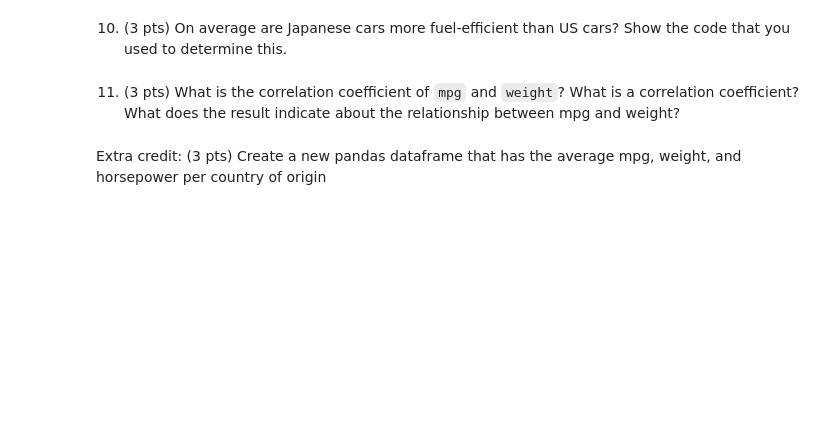
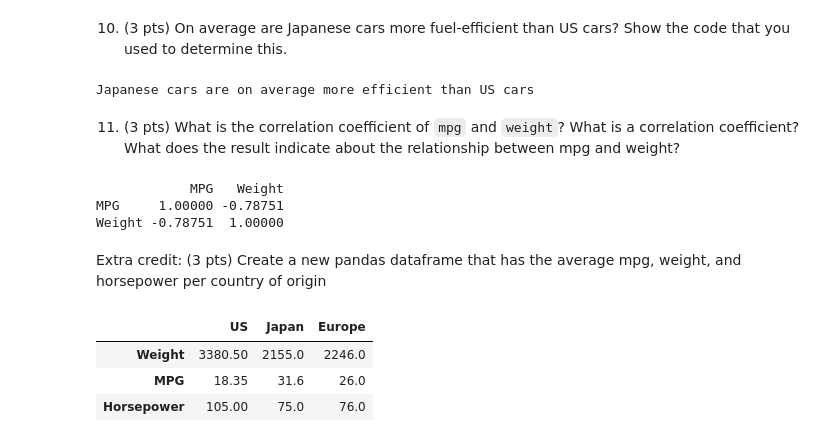
Before and after one commit to Liam-RA/CSCI_1070_Liam-RA, a Jupyter notebook: week_03/week_03_homework.ipynb, the cells around one changed output. Saved outputs shown, nothing was run; the diff lists cells and outputs as text; code cells hidden in the pictures; blank space fills up the shorter version.

```diff
--- a/week_03/week_03_homework.ipynb
+++ b/week_03/week_03_homework.ipynb
@@ -100,6 +186,51 @@ array([ True,  True,  True,  True,  True,  True,  True,  True,  True,
 # %% [markdown]
 10. (3 pts) On average are Japanese cars more fuel-efficient than US cars? Show the code that you used to determine this.
+# %%
+Japan_index = (df[df['Origin'] == 'Japan'])
+US_index = (df[df['Origin'] == 'US'])
+
+US_eff = US_index['MPG'].median()
+Japan_eff = Japan_index['MPG'].median()
+
+if US_eff > Japan_eff:
+    print('US cars are more fuel efficient on avearage than Japanese cars')
+else:
+    print('Japanese cars are on average more efficient than US cars')
+# %% [output]
+Japanese cars are on average more efficient than US cars
 # %% [markdown]
 11. (3 pts) What is the correlation coefficient of `mpg` and `weight`? What is a correlation coefficient? What does the result indicate about the relationship between mpg and weight?
+# %%
+# correlation coefficient it looks like is the slope off the scatter plot graph
+
+MPG_to_Weight = df[['MPG','Weight']]
+print(MPG_to_Weight.corr())
+
+#im sure there is a way to clean this function up, as to only display the relevant value.
+
+#the relationship of MPG to Weight is negative meaning that as one increases, the other decreases. As well, the correlation coeeficient is almost -1,
+#Meaning the relationship is almost directly inverse.
+# %% [output]
+            MPG   Weight
+MPG     1.00000 -0.78751
+Weight -0.78751  1.00000
 # %% [markdown]
 Extra credit: (3 pts) Create a new pandas dataframe that has the average mpg, weight, and horsepower per country of origin
+# %%
+#I know this solution is quite clunky and I'm sure there is a much simpler way of achieving the same thing
+
+US_index =pd.DataFrame(df[df['Origin'] == 'US'])
+Japan_index =pd.DataFrame(df[df['Origin'] == 'Japan'])
+Europe_index =pd.DataFrame(df[df['Origin'] == 'Europe'])
+
+
+average_by_country = pd.DataFrame([[US_index['Weight'].median(),Japan_index['Weight'].median(),Europe_index['Weight'].median()],
+                                 [US_index['MPG'].median(),Japan_index['MPG'].median(),Europe_index['MPG'].median()],
+                                  [US_index['Horsepower'].median(),Japan_index['Horsepower'].median(),Europe_index['Horsepower'].median()]],
+                                 ['Weight','MPG','Horsepower'],columns=['US','Japan','Europe'])
+average_by_country
+# %% [output]
+|  | US | Japan | Europe |
+| Weight | 3380.50 | 2155.0 | 2246.0 |
+| MPG | 18.35 | 31.6 | 26.0 |
+| Horsepower | 105.00 | 75.0 | 76.0 |
```
Also changed, not shown: parts of 11 cells of this notebook, 1 other file.
